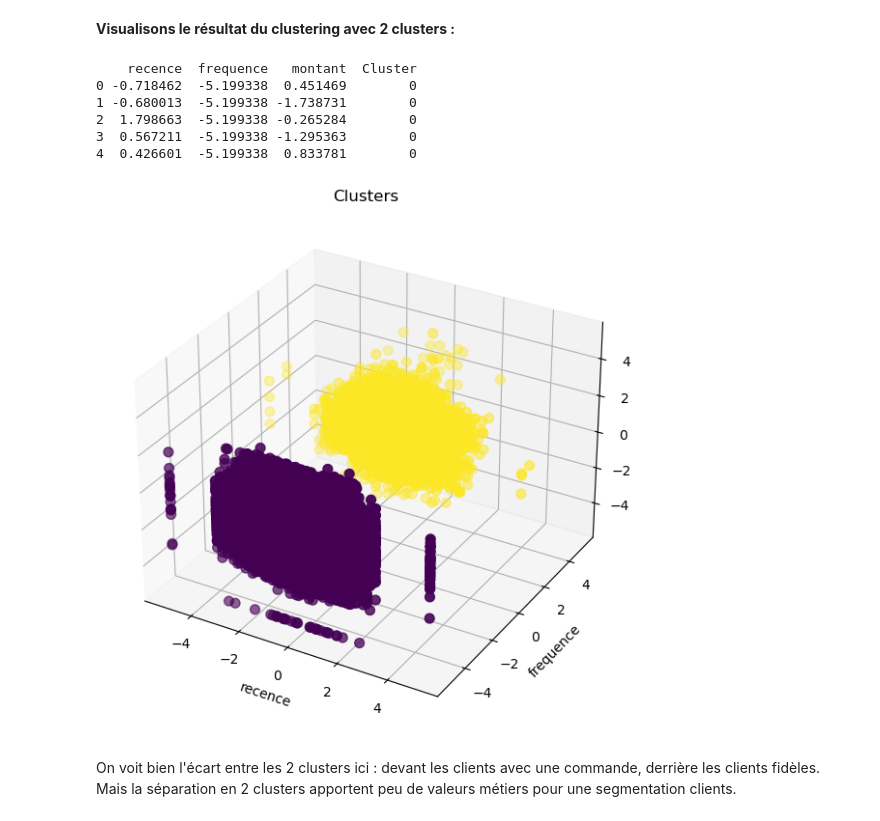
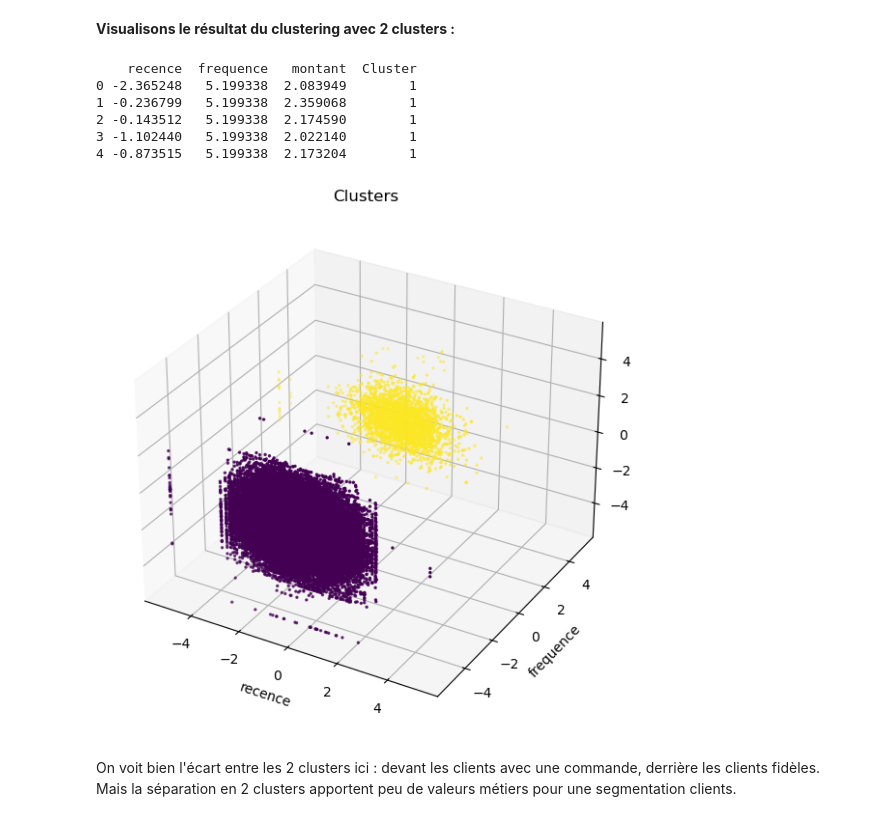
Before and after one commit to ludovic-source/Data_scientist_formation, a Jupyter notebook: projet_5/Projet_5_essais.ipynb, the cells around one changed output. Drawn from its saved outputs; the diff is of its cells as text; code cells hidden in the pictures.

```diff
--- a/projet_5/Projet_5_essais.ipynb
+++ b/projet_5/Projet_5_essais.ipynb
@@ -327,33 +350,33 @@ Nombre de clients inactifs à faible dépense (cluster violet) : 26959
 **Visualisons le résultat du clustering avec 2 clusters :**
 # %%
 # Appliquer le clustering avec 2 clusters
-kmeans = KMeans(n_clusters=2, random_state=42)
-labels = kmeans.fit_predict(X_1)
+kmeans_2 = KMeans(n_clusters=2, random_state=42)
+labels_2 = kmeans_2.fit_predict(X_1)
 
 # Ajouter les labels au DataFrame X_1
-X_1_with_labels = X_1.copy()
-X_1_with_labels["Cluster"] = labels
+X_1_with_labels_2 = X_1.copy()
+X_1_with_labels_2["Cluster"] = labels_2
 
 # Affichage
-print(X_1_with_labels.head())
+print(X_1_with_labels_2.head())
 # %% [output]
     recence  frequence   montant  Cluster
-0 -0.718462  -5.199338  0.451469        0
-1 -0.680013  -5.199338 -1.738731        0
-2  1.798663  -5.199338 -0.265284        0
-3  0.567211  -5.199338 -1.295363        0
-4  0.426601  -5.199338  0.833781        0
+0 -2.365248   5.199338  2.083949        1
+1 -0.236799   5.199338  2.359068        1
+2 -0.143512   5.199338  2.174590        1
+3 -1.102440   5.199338  2.022140        1
+4 -0.873515   5.199338  2.173204        1
 # %%
 fig = plt.figure(figsize=(10, 7))
 ax = fig.add_subplot(111, projection='3d')
-ax.scatter(X_1_with_labels["recence"], X_1_with_labels["frequence"], X_1_with_labels["montant"],
-           c=X_1_with_labels["Cluster"], cmap="viridis", s=10)
+ax.scatter(X_1_with_labels_2["recence"], X_1_with_labels_2["frequence"], X_1_with_labels_2["montant"],
+           c=X_1_with_labels_2["Cluster"], cmap="viridis", s=2)
 ax.set_title("Clusters")
 ax.set_xlabel("recence")
 ax.set_ylabel("frequence")
 ax.set_zlabel("montant")
 plt.show()
 # %% [output]
-[figure, old version]
+[figure, new version]
 # %% [markdown]
 On voit bien l'écart entre les 2 clusters ici : devant les clients avec une commande, derrière les clients fidèles. Mais la séparation en 2 clusters apportent peu de valeurs métiers pour une segmentation clients.
```
Also changed, not shown: parts of 24 cells of this notebook.
